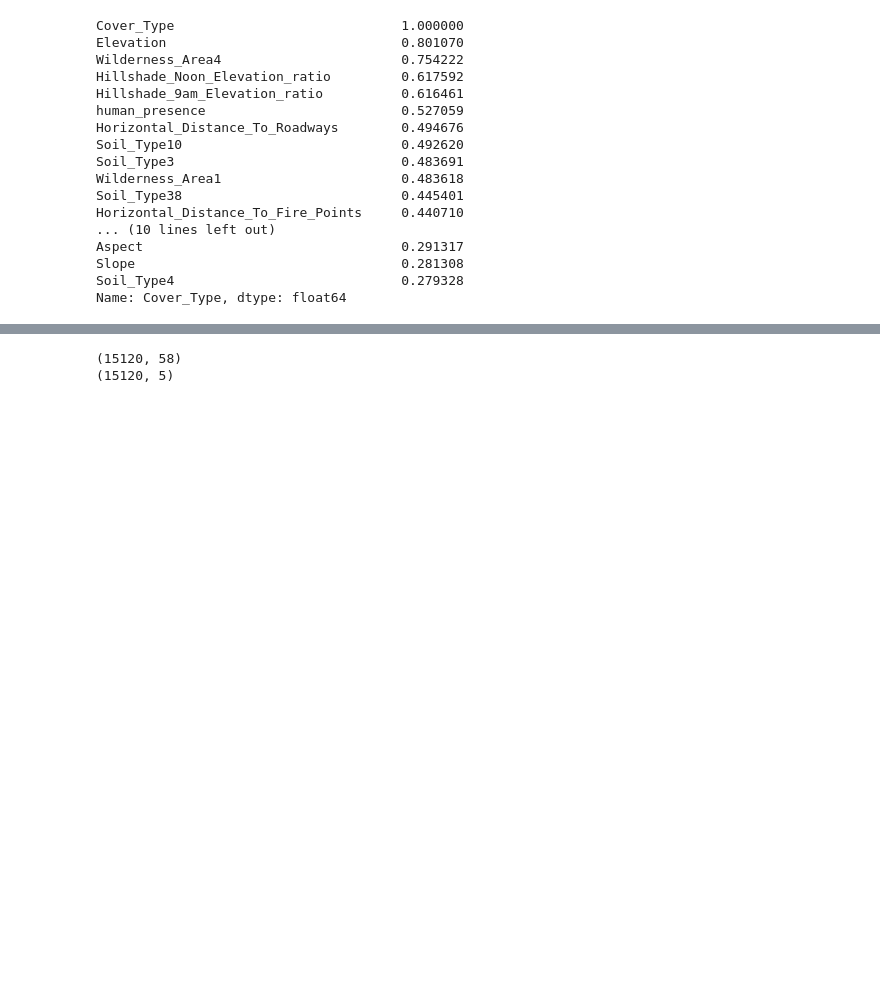
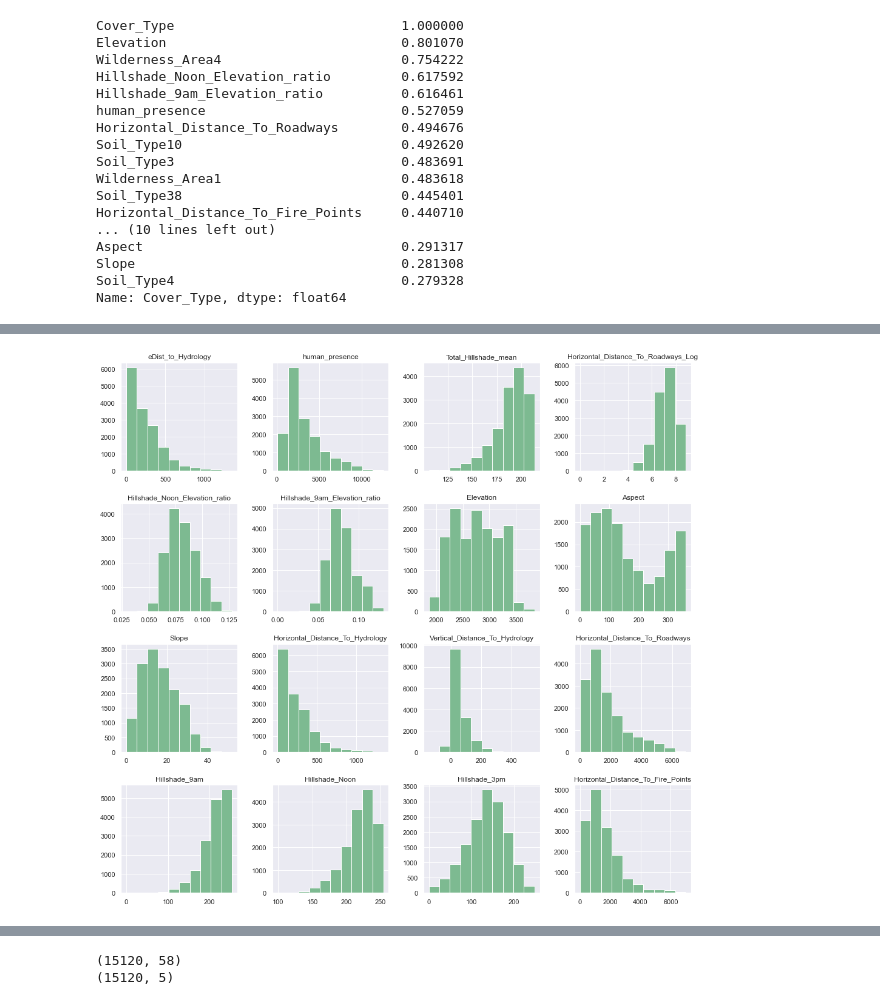
Before and after one commit to irene-glez/Forest_Cover_Prediction, a Jupyter notebook: src/notebooks/2.feature_engineering.ipynb, the cells around one changed output, grey strips where cells are left out. Drawn from its saved outputs; the diff is of its cells as text; code cells hidden in the pictures; blank space fills up the shorter version.

```diff
--- a/src/notebooks/2.feature_engineering.ipynb
+++ b/src/notebooks/2.feature_engineering.ipynb
@@ -197,0 +220,8 @@ train = pd.read_csv('../data/train_newfeats.csv')
+# %%
+cont.drop(columns= ['Elevation_Aspect_ratio', 'Hillshade_Noon_Aspect_ratio'], inplace= True)
+# %%
+sns.set_theme(rc = {'figure.figsize':(15,15)}, palette='crest')
+
+cont.hist(figsize=(15,15));
+# %% [output]
+[figure, added]
```
Also changed, not shown: parts of 22 cells of this notebook, 5 other files.
